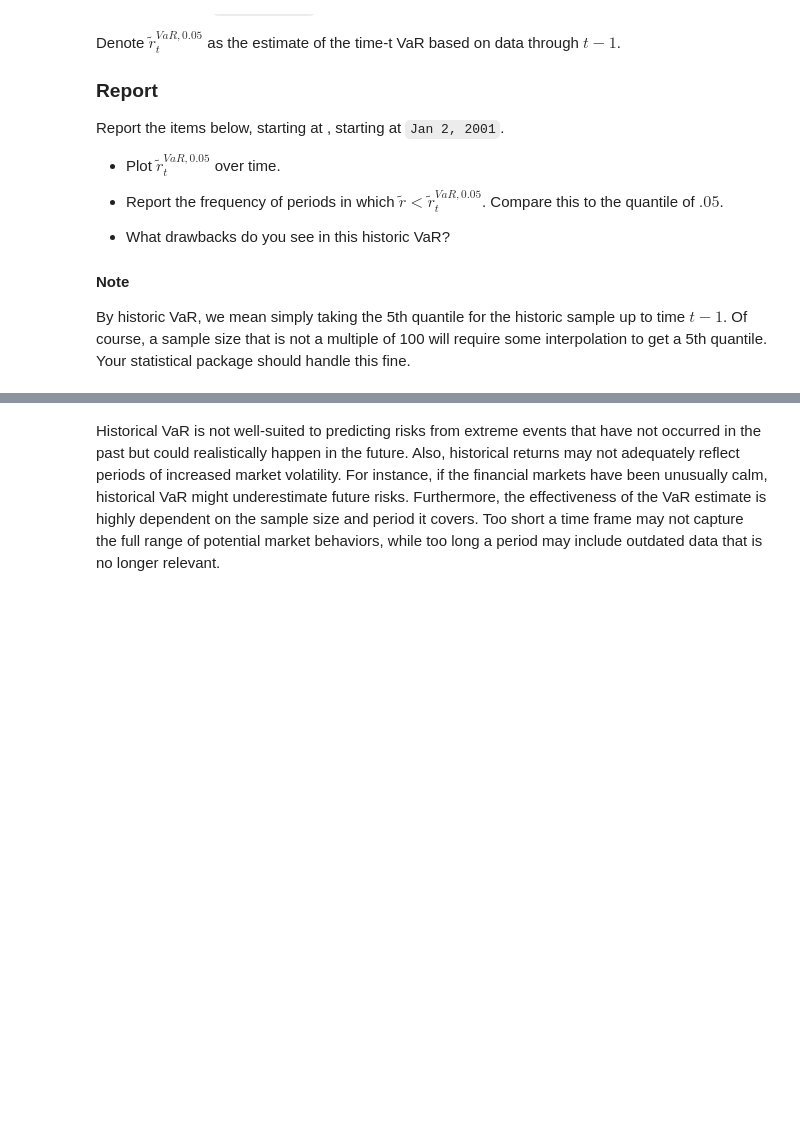
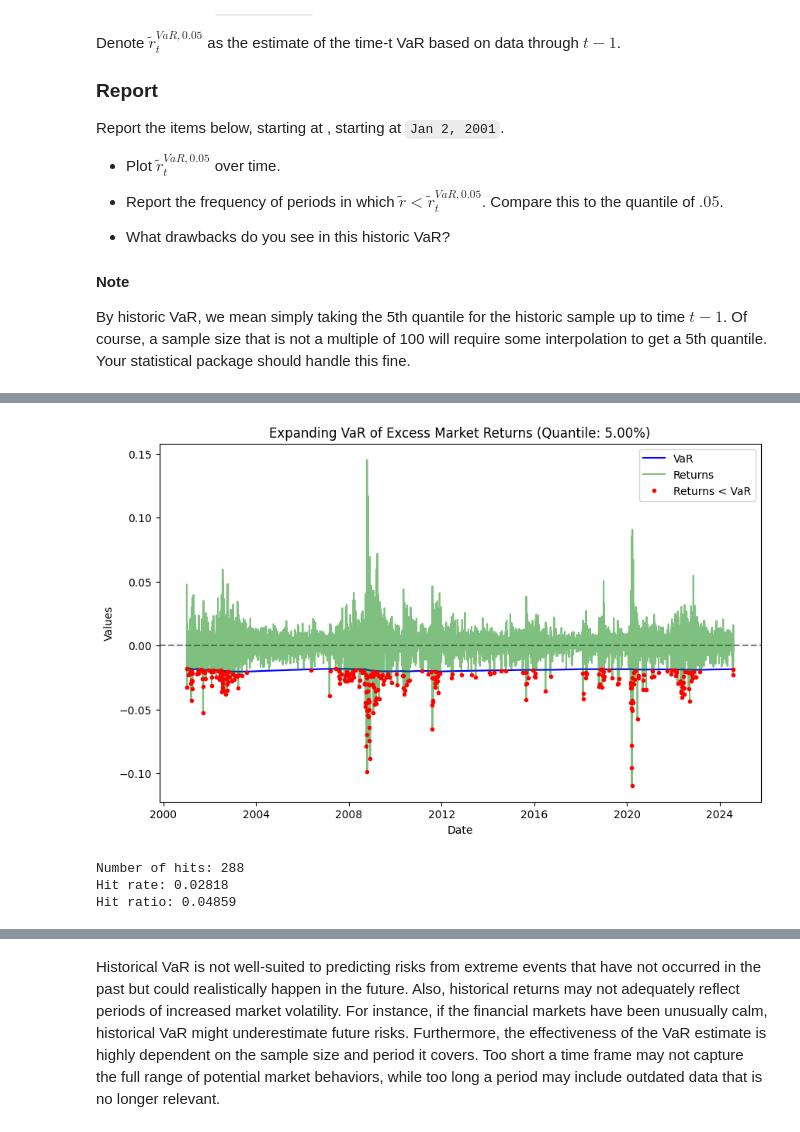
Before and after one commit to andyandikko/finm-portfolio-2024, a Jupyter notebook: practice/practice_hw3.ipynb, the cells around one changed output, grey strips where cells are left out. Cells and saved outputs as stored; diff of their text form; code cells hidden in the pictures; blank space fills up the shorter version.

```diff
--- a/practice/practice_hw3.ipynb
+++ b/practice/practice_hw3.ipynb
@@ -77,0 +123,8 @@ By historic VaR, we mean simply taking the 5th quantile for the historic sample
+# %%
+# historic VaR
+excess_returns = data["Excess Market Returns"].copy()
+start_date = pd.to_datetime("2000-12-29")
+calculate_data = excess_returns.loc[:start_date]
+excess_returns.expanding(min_periods=len(calculate_data)).quantile(0.05).shift(1).dropna()
+VaR_df = fa.calculate_expanding_var(excess_returns,start_date,0.05, plot=True)
+# %% [output]
@@ -77,0 +132,13 @@ By historic VaR, we mean simply taking the 5th quantile for the historic sample
+[figure, added]
+# %%
+quantile = 0.05
+hits = (VaR_df["Excess Market Returns"] < VaR_df["Excess Market Returns_VaR_0.05"]).value_counts()[True]
+hit_ratio = hits / len(VaR_df)
+hit_rate = np.abs((hit_ratio/quantile)-1)
+print(f"Number of hits: {hits}")
+print(f"Hit rate: {hit_rate:.5f}")
+print(f"Hit ratio: {hit_ratio:.5f}")
+# %% [output]
+Number of hits: 288
+Hit rate: 0.02818
+Hit ratio: 0.04859
```
Also changed, not shown: parts of 19 cells of this notebook, 5 other files.
